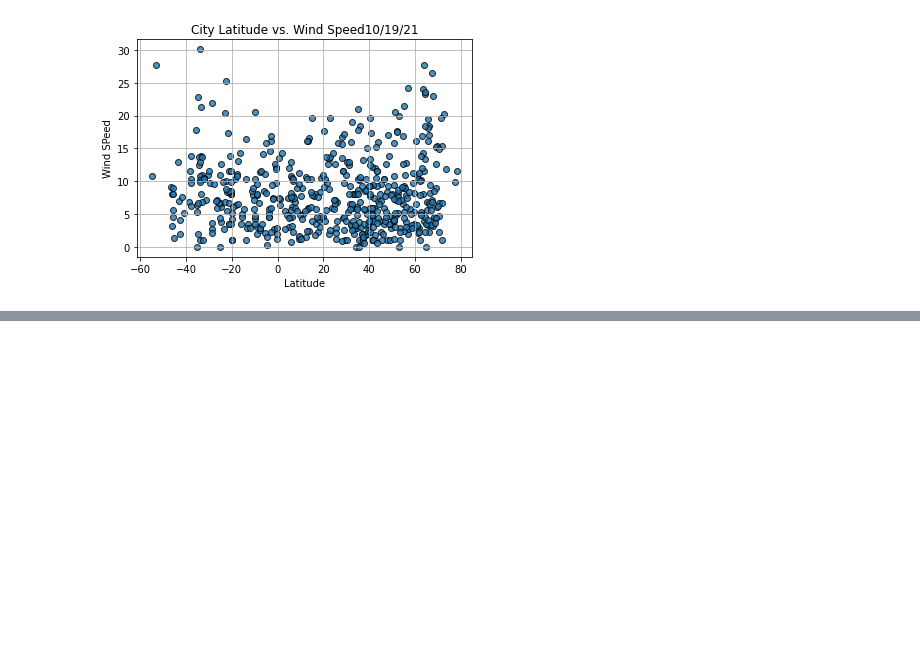
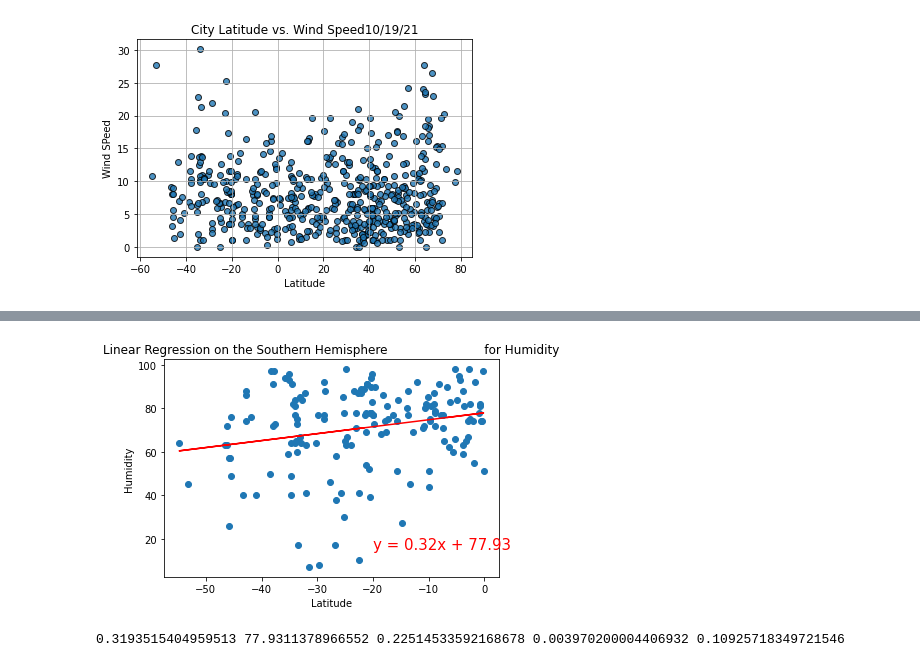
Before and after one commit to timothykeating/World_Weather_Analysis, a Jupyter notebook: weatherPy.ipynb, the cells around one changed output, grey strips where cells are left out. Cells and saved outputs as stored; diff of their text form; code cells hidden in the pictures; blank space fills up the shorter version.

```diff
--- a/weatherPy.ipynb
+++ b/weatherPy.ipynb
@@ -338,0 +436,16 @@ plt.show()
+# %%
+# Linear regression on the SOUTHERN Hemisphere
+x_values = south_hemi["Lat"]
+y_values = south_hemi["Humidity"]
+
+# Call the function.
+plot_linear_regression(x_values, y_values,
+                       'Linear Regression on the Southern Hemisphere \
+                        for Humidity', 'Humidity',(-20,15))
+# %% [output]
+[figure, added]
+# %%
+(slope, intercept, r_value, p_value, std_err) = linregress(x_values, y_values)
+print (slope, intercept, r_value, p_value, std_err)
+# %% [output]
+0.3193515404959513 77.9311378966552 0.22514533592168678 0.003970200004406932 0.10925718349721546
```
Also changed, not shown: parts of 8 cells of this notebook.
